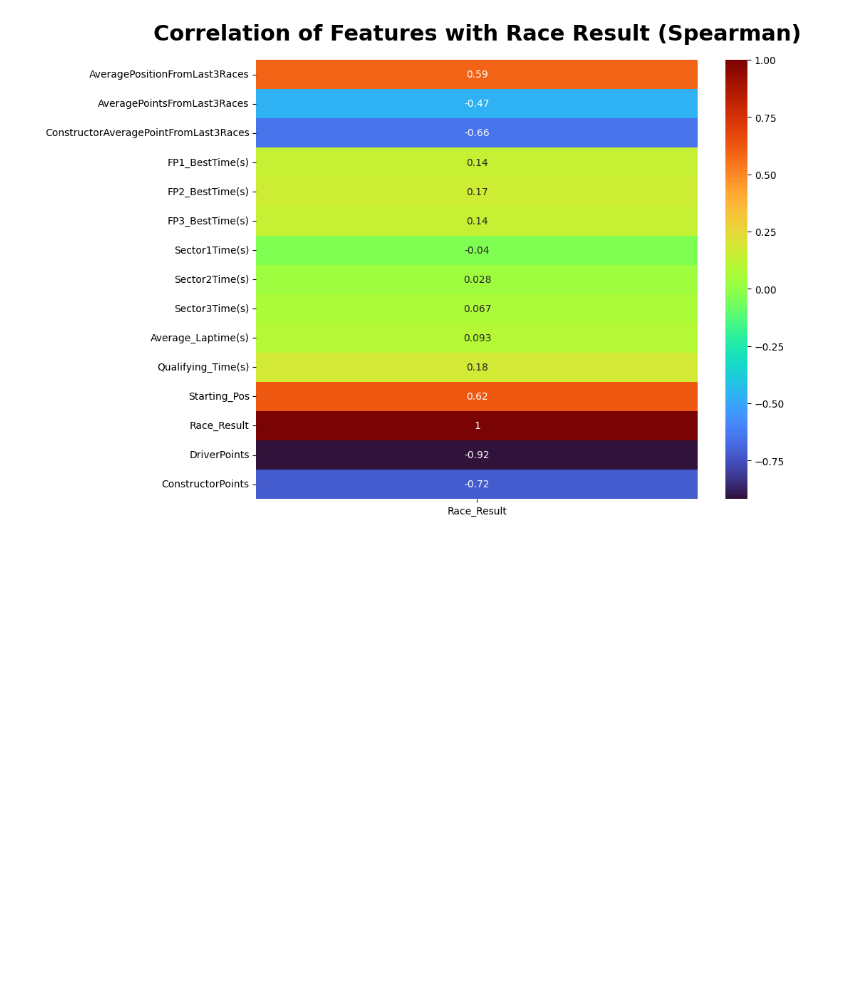
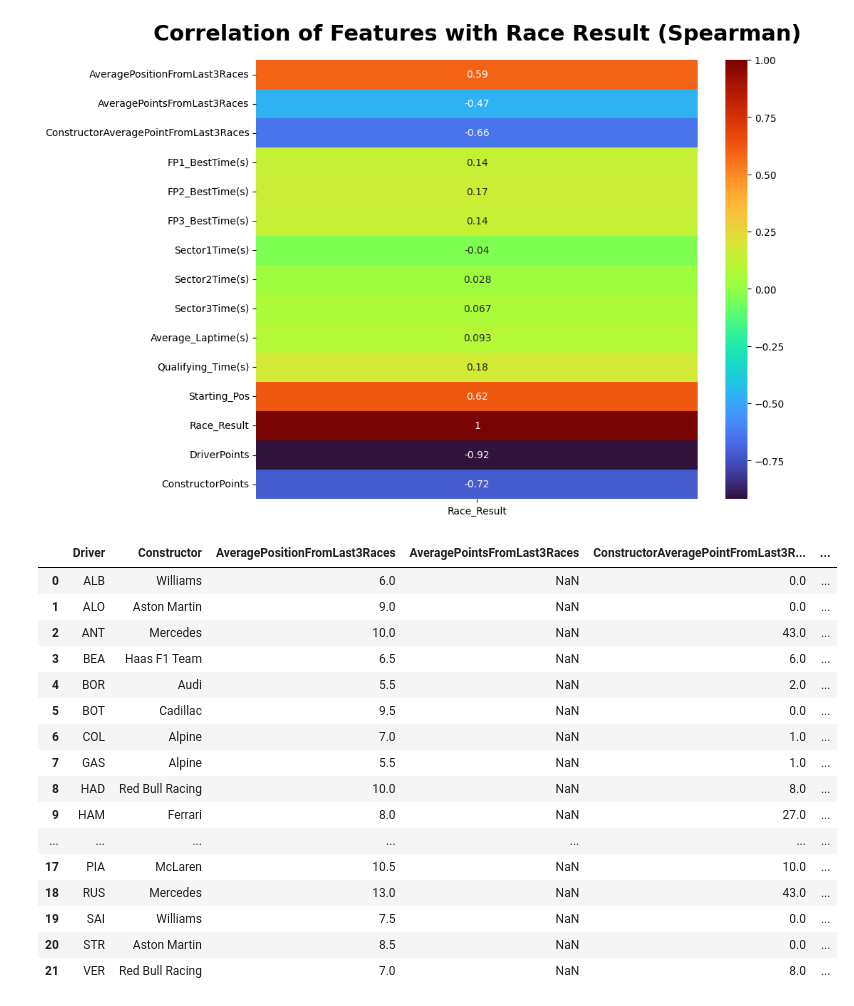
Before and after one commit to SatyamKumar457/F1-2026-Prediction, a Jupyter notebook: Race/06.MonacoGP/EDA.ipynb, the cells around one changed output. Drawn from its saved outputs; the diff is of its cells as text; code cells hidden in the pictures; blank space fills up the shorter version.

```diff
--- a/Race/06.MonacoGP/EDA.ipynb
+++ b/Race/06.MonacoGP/EDA.ipynb
@@ -165,3 +165,30 @@ plt.savefig('Plots/Feature_RaceResult_Correlation.png', dpi=300, bbox_inches='ti
 plt.show()
 # %% [output]
 [figure]
+# %%
+AUS=AUS.sort_values('FP1_BestTime(s)', ascending=True).reset_index(drop=True)
+AUS['FP1_Rank'] = AUS.index+1
+AUS=AUS.sort_values('FP2_BestTime(s)', ascending=True).reset_index(drop=True)
+AUS['FP2_Rank'] = AUS.index+1
+AUS=AUS.sort_values('FP3_BestTime(s)', ascending=True).reset_index(drop=True)
+AUS['FP3_Rank'] = AUS.index+1
+AUS = AUS.sort_values('Driver', ascending=True).reset_index(drop=True)
+AUS
+# %% [output]
+|  | Driver | Constructor | AveragePositionFromLast3Races | AveragePointsFromLast3Races | ConstructorAveragePointFromLast3R... | ... |
+| 0 | ALB | Williams | 6.0 | NaN | 0.0 | ... |
+| 1 | ALO | Aston Martin | 9.0 | NaN | 0.0 | ... |
+| 2 | ANT | Mercedes | 10.0 | NaN | 43.0 | ... |
+| 3 | BEA | Haas F1 Team | 6.5 | NaN | 6.0 | ... |
+| 4 | BOR | Audi | 5.5 | NaN | 2.0 | ... |
+| 5 | BOT | Cadillac | 9.5 | NaN | 0.0 | ... |
+| 6 | COL | Alpine | 7.0 | NaN | 1.0 | ... |
+| 7 | GAS | Alpine | 5.5 | NaN | 1.0 | ... |
+| 8 | HAD | Red Bull Racing | 10.0 | NaN | 8.0 | ... |
+| 9 | HAM | Ferrari | 8.0 | NaN | 27.0 | ... |
+| ... | ... | ... | ... | ... | ... | ... |
+| 17 | PIA | McLaren | 10.5 | NaN | 10.0 | ... |
+| 18 | RUS | Mercedes | 13.0 | NaN | 43.0 | ... |
+| 19 | SAI | Williams | 7.5 | NaN | 0.0 | ... |
+| 20 | STR | Aston Martin | 8.5 | NaN | 0.0 | ... |
+| 21 | VER | Red Bull Racing | 7.0 | NaN | 8.0 | ... |
```
Also changed, not shown: parts of 1 cell of this notebook.
